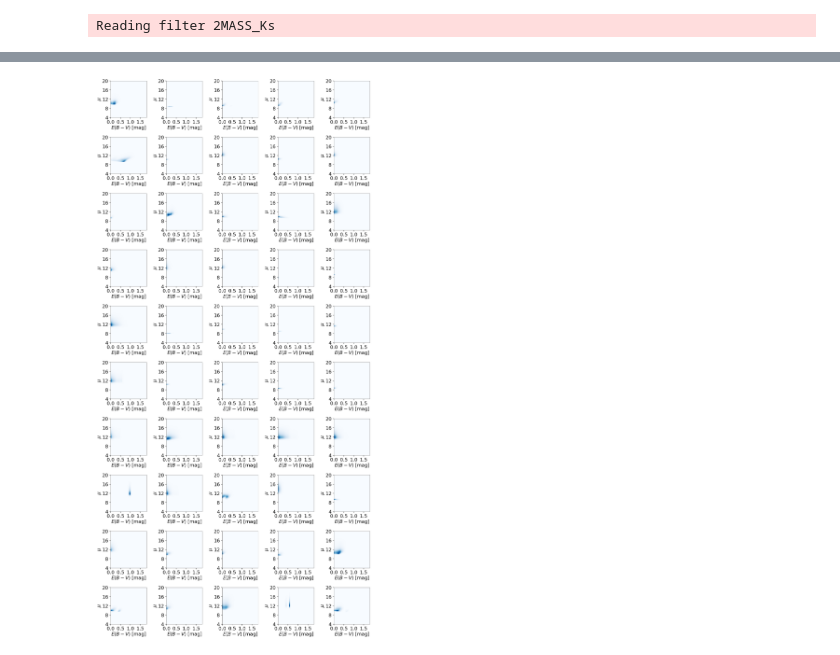
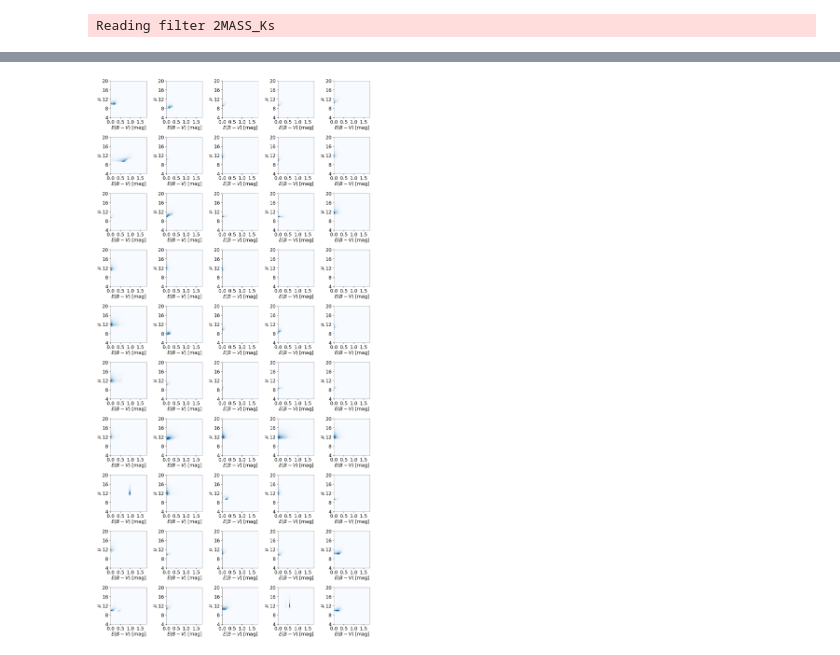
Before and after one commit to joshspeagle/brutus, a Jupyter notebook: bayestar_comparison.ipynb, the cells around one changed output, grey strips where cells are left out. Cells and saved outputs as stored; diff of their text form; code cells hidden in the pictures.

```diff
--- a/bayestar_comparison.ipynb
+++ b/bayestar_comparison.ipynb
@@ -151,12 +239,12 @@ Best-fit chi2: 0.651182
 # %%
+# MIST
 xdim, ydim = 25, 50
 plt.figure(figsize=(xdim, ydim))
 for i in range(xdim//5 * ydim//5):
     plt.subplot(ydim//5, xdim//5, i+1)
-    bplot.dist_vs_red(s_yg[i], av_yg[i], cov_yg[i], coord=coords[i],
-                      parallax=parallax[i], parallax_err=parallax_err[i])
+    bplot.dist_vs_red(s_ng[i], av_ng[i], cov_ng[i], coord=coords[i])
     plt.xticks(np.arange(0., 2., 0.5))
     plt.yticks(np.arange(4., 21., 4.))
 plt.tight_layout()
 # %% [output]
-[figure, old version]
+[figure, new version]
```
Also changed, not shown: parts of 13 cells of this notebook, 4 other files.
